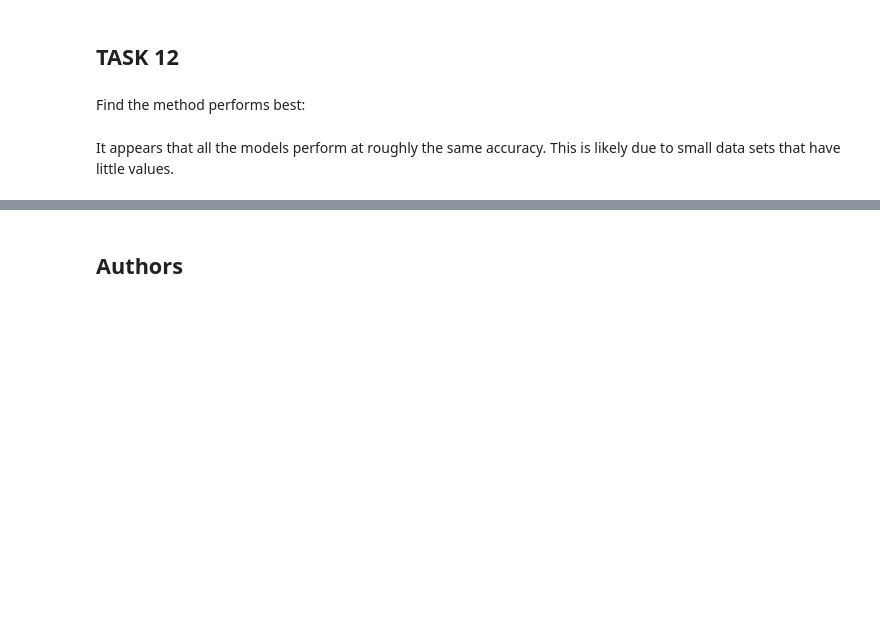
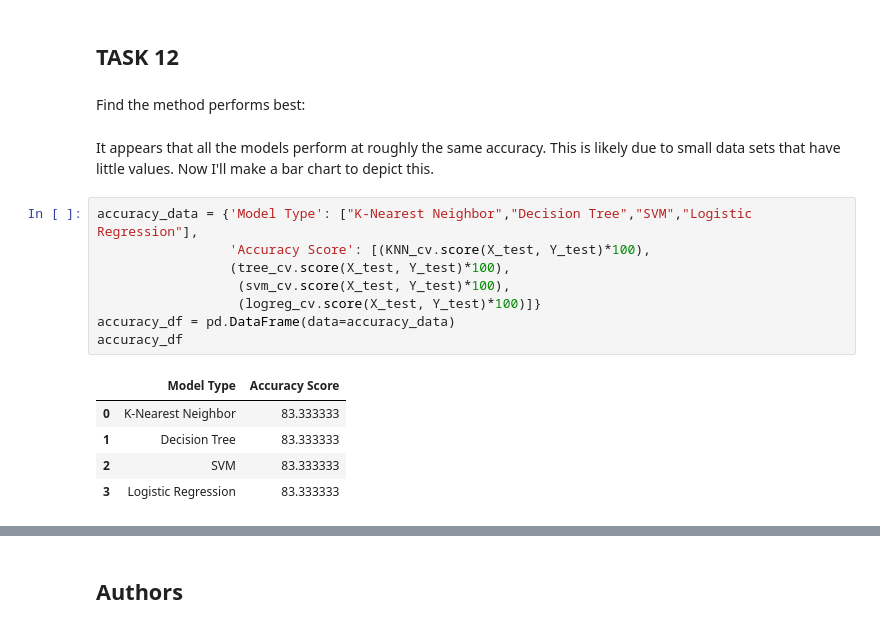
Before and after one commit to TheToastBones/DataScienceCapstone, a Jupyter notebook: Lab 7 SpaceX_Machine Learning Prediction_Part_5.ipynb, the cells around one changed output, grey strips where cells are left out. Drawn from its saved outputs; the diff is of its cells as text; blank space fills up the shorter version.

```diff
--- a/Lab 7 SpaceX_Machine Learning Prediction_Part_5.ipynb
+++ b/Lab 7 SpaceX_Machine Learning Prediction_Part_5.ipynb
@@ -337,4 +358,18 @@ plot_confusion_matrix(Y_test,yhat)
 # %% [markdown]
 Find the method performs best:
 # %% [markdown]
-It appears that all the models perform at roughly the same accuracy. This is likely due to small data sets that have little values.
+It appears that all the models perform at roughly the same accuracy. This is likely due to small data sets that have little values. Now I'll make a bar chart to depict this.
+# %%
+accuracy_data = {'Model Type': ["K-Nearest Neighbor","Decision Tree","SVM","Logistic Regression"],
+                 'Accuracy Score': [(KNN_cv.score(X_test, Y_test)*100),
+                 (tree_cv.score(X_test, Y_test)*100),
+                  (svm_cv.score(X_test, Y_test)*100),
+                  (logreg_cv.score(X_test, Y_test)*100)]}
+accuracy_df = pd.DataFrame(data=accuracy_data)
+accuracy_df
+# %% [output]
+|  | Model Type | Accuracy Score |
+| 0 | K-Nearest Neighbor | 83.333333 |
+| 1 | Decision Tree | 83.333333 |
+| 2 | SVM | 83.333333 |
+| 3 | Logistic Regression | 83.333333 |
```
Also changed, not shown: parts of 3 cells of this notebook.
